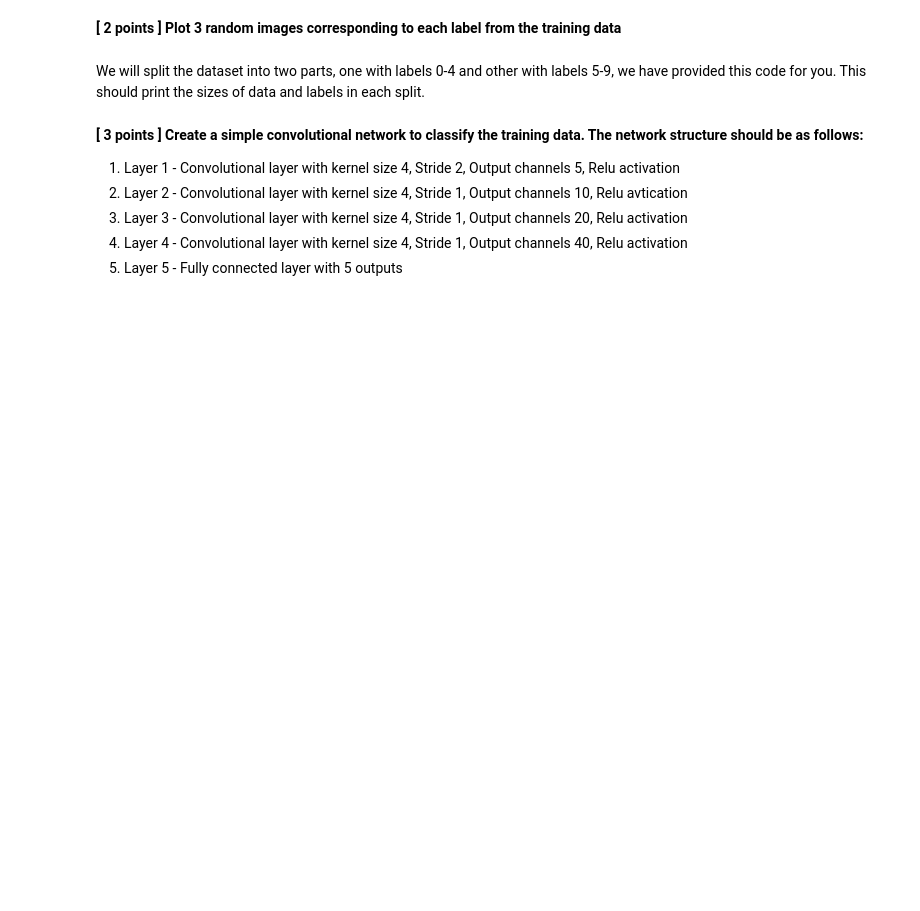
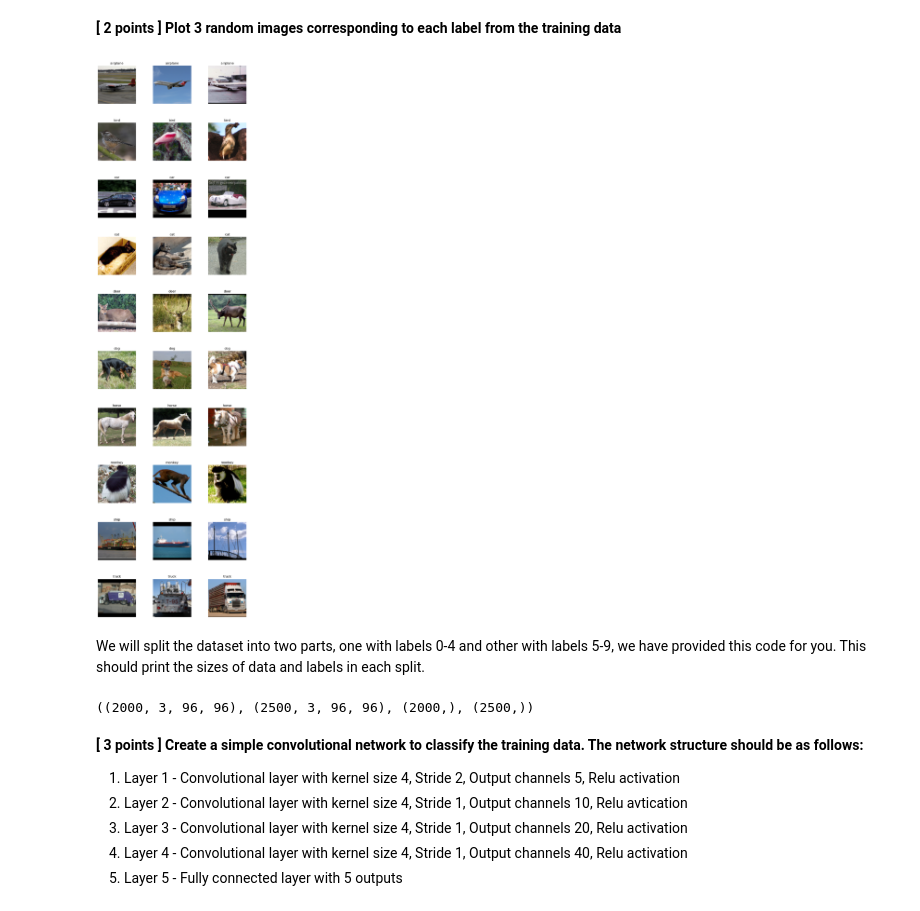
Before and after one commit to merrickqiu/MATH-31H, a Jupyter notebook: CSE 152A/cse152a_wi25_hw4/cse152a_wi25_hw4.ipynb, the cells around one changed output. Cells and saved outputs as stored; diff of their text form; code cells hidden in the pictures; blank space fills up the shorter version.

```diff
--- a/CSE 152A/cse152a_wi25_hw4/cse152a_wi25_hw4.ipynb
+++ b/CSE 152A/cse152a_wi25_hw4/cse152a_wi25_hw4.ipynb
@@ -523,7 +554,7 @@ def load_data(path):
     data = sio.loadmat(path)
     return np.array(data['X']), np.array(data['y'])
 
-data, labels = load_data('STL10/stl10_matlab/train.mat')
+data, labels = load_data('stl10_matlab/train.mat')
 
 data = data.reshape((-1, 96, 96, 3), order='F').transpose(0, 3, 1, 2)
 labels  = labels.reshape(-1)
@@ -534,3 +563,40 @@ labels  = labels.reshape(-1)
+# %%
+# --------------- YOUR CODE HERE ---------------
+import scipy.io as sio
+import numpy as np
+import matplotlib.pyplot as plt
+import random
+
+def load_data(path):
+    data = sio.loadmat(path)
+    return np.array(data['X']), np.array(data['y'])
+
+# Load data and labels
+data, labels = load_data('stl10_matlab/train.mat')
+
+# Reshape and transpose data to get images in the correct format
+data = data.reshape((-1, 96, 96, 3), order='F').transpose(0, 1, 2, 3)
+labels = labels.reshape(-1)
+
+# STL-10 class names
+class_names = ['airplane', 'bird', 'car', 'cat', 'deer', 'dog', 'horse', 'monkey', 'ship', 'truck']
+
+# Plot 3 random images for each label
+fig, axes = plt.subplots(10, 3, figsize=(9, 30))
+fig.tight_layout(pad=3.0)
+
+for label in range(1, 11):
+    label_indices = np.where(labels == label)[0]
+    selected_indices = random.sample(list(label_indices), 3)
+    for i, idx in enumerate(selected_indices):
+        ax = axes[label - 1, i]
+        ax.imshow(data[idx])
+        ax.set_title(f'{class_names[label - 1]}')
+        ax.axis('off')
+
+plt.show()
+# %% [output]
+[figure, added]
 # %% [markdown]
 We will split the dataset into two parts, one with labels 0-4 and other with labels 5-9, we have provided this code for you. This should print the sizes of data and labels in each split.
 # %%
@@ -561,6 +627,8 @@ labels2 = np.array(labels2) - 5
 data1.shape, data2.shape, labels1.shape, labels2.shape
 
 ## should print ((2500, 3, 96, 96), (2500, 3, 96, 96), (2500,), (2500,))
+# %% [output]
+((2000, 3, 96, 96), (2500, 3, 96, 96), (2000,), (2500,))
 # %% [markdown]
 **[ 3 points ] Create a simple convolutional network to classify the training data. The network structure should be as follows:**
 
```
Also changed, not shown: parts of 18 cells of this notebook, 12 other files.
